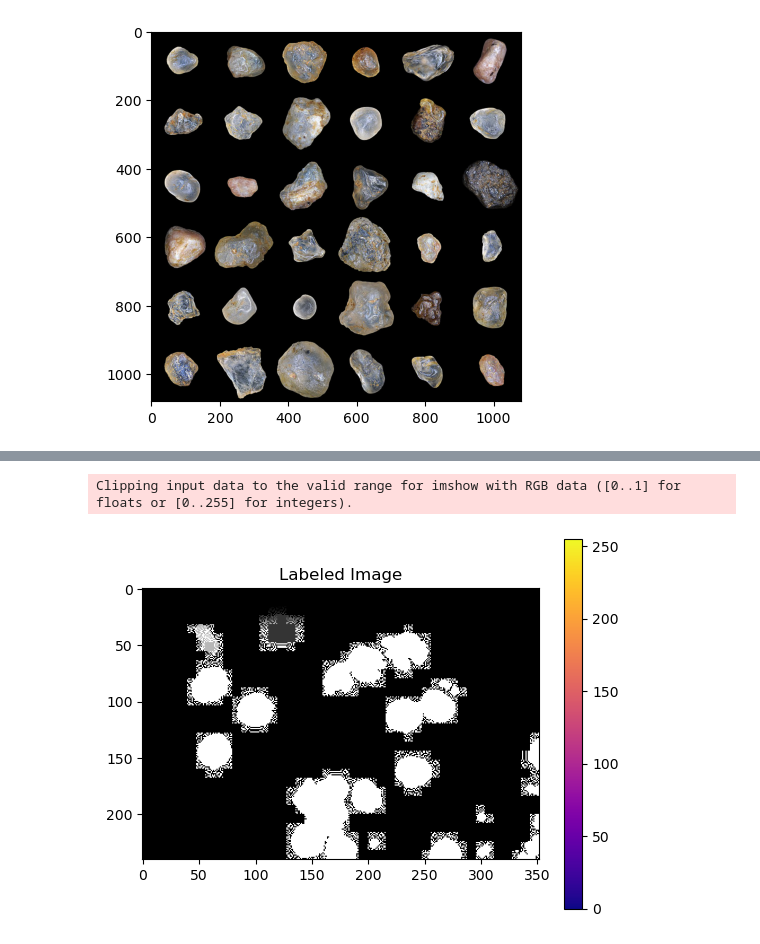
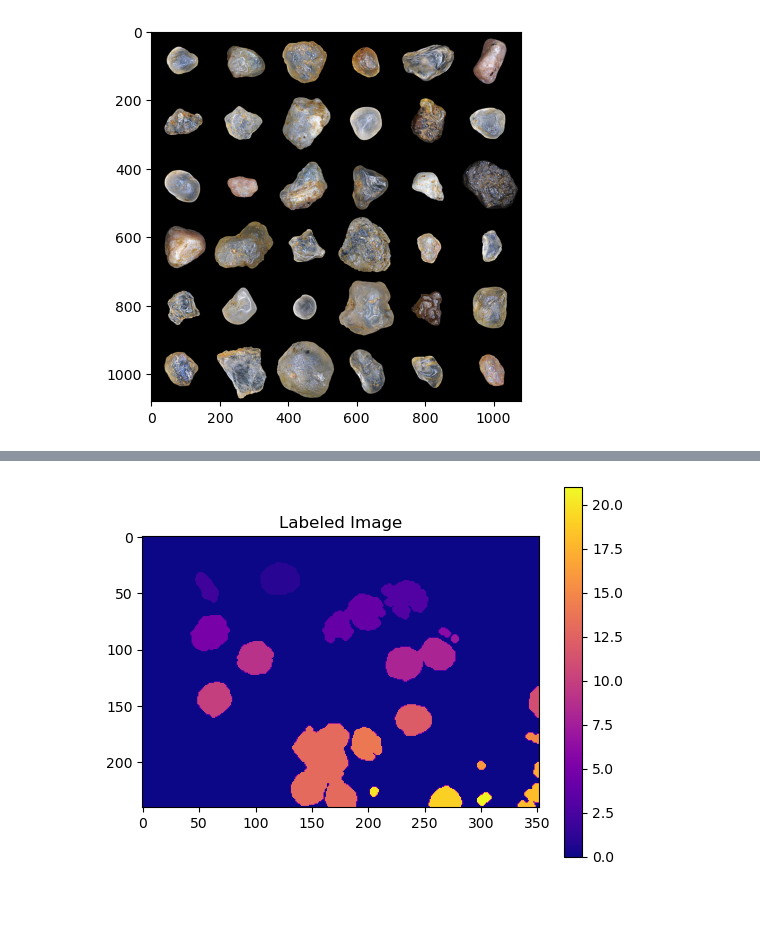
Before and after one commit to genvert/AP_157_FX-2_Vertudez, a Jupyter notebook: Activity 07/Activity 7.ipynb, the cells around one changed output, grey strips where cells are left out. Drawn from its saved outputs; the diff is of its cells as text; code cells hidden in the pictures; blank space fills up the shorter version.

```diff
--- a/Activity 07/Activity 7.ipynb
+++ b/Activity 07/Activity 7.ipynb
@@ -65,3 +66,25 @@ plt.imshow(sand_ROI)
 parametric(sand,sand_ROI,10e-10)
 # %% [output]
 [figure]
+# %%
+def mean_gray(img):
+    grayscale = np.dot(img[...,:3],[0.2989, 0.5870, 0.1140])
+    return grayscale
+
+malaria = plt.imread('malaria(1).jpeg')
+
+malaria_gray = mean_gray(malaria)
+
+count, bins = np.histogram(malaria_gray.flatten(),256)
+
+plt.figure(figsize=(15,5))
+
+plt.subplot(121)
+plt.imshow(malaria_gray,cmap='gray')
+plt.title('Malaria')
+
+plt.subplot(122)
+plt.plot(bins[:-1],count)
+plt.title('Grayscale histogram')
+plt.savefig('malaria_hist.png')
+plt.show()
@@ -68,19 +93,33 @@ parametric(sand,sand_ROI,10e-10)
+# %%
+# cells = np.logical_and(malaria_gray < 164, malaria_gray > 100)
+cells = malaria_gray < 180
+
+cells = cells.astype('uint8')
+
+SE_circ = np.array([[0,0,1,1,1,0,0],
+                    [0,1,1,1,1,1,0],
+                    [1,1,1,1,1,1,1],
+                    [1,1,1,1,1,1,1],
+                    [1,1,1,1,1,1,1],
+                    [0,1,1,1,1,1,0],
+                    [0,0,1,1,1,0,0]])
+SE_circ = SE_circ.astype('uint8')
+
+malaria_opened = cv2.morphologyEx(cells,cv2.MORPH_OPEN,SE_circ)
+malaria_morphed = malaria_opened
 # %%
-malaria_morphed = plt.imread('malaria_morphed_img.jpg')
-
 plt.imshow(malaria_morphed)
 
 from skimage.measure import label, regionprops, regionprops_table
 from skimage.io import imshow
 
 malaria_labeled = label(malaria_morphed)
 malaria_regionprops = regionprops(malaria_labeled)
 # imshow(malaria_regionprops)
 
 plt.imshow(malaria_labeled, cmap='plasma')
 plt.colorbar()
 plt.title('Labeled Image')
 plt.show()
 # %% [output]
-Clipping input data to the valid range for imshow with RGB data ([0..1] for floats or [0..255] for integers).
-[figure, old version]
+[figure, new version]
```
Also changed, not shown: parts of 2 cells of this notebook, 2 other files.
